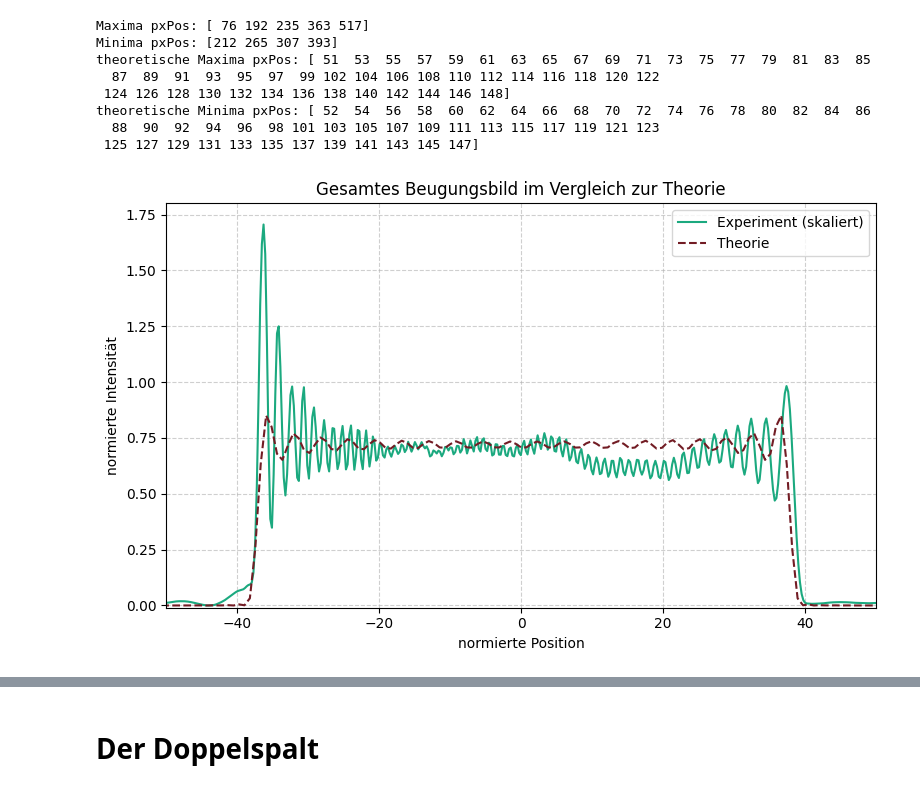
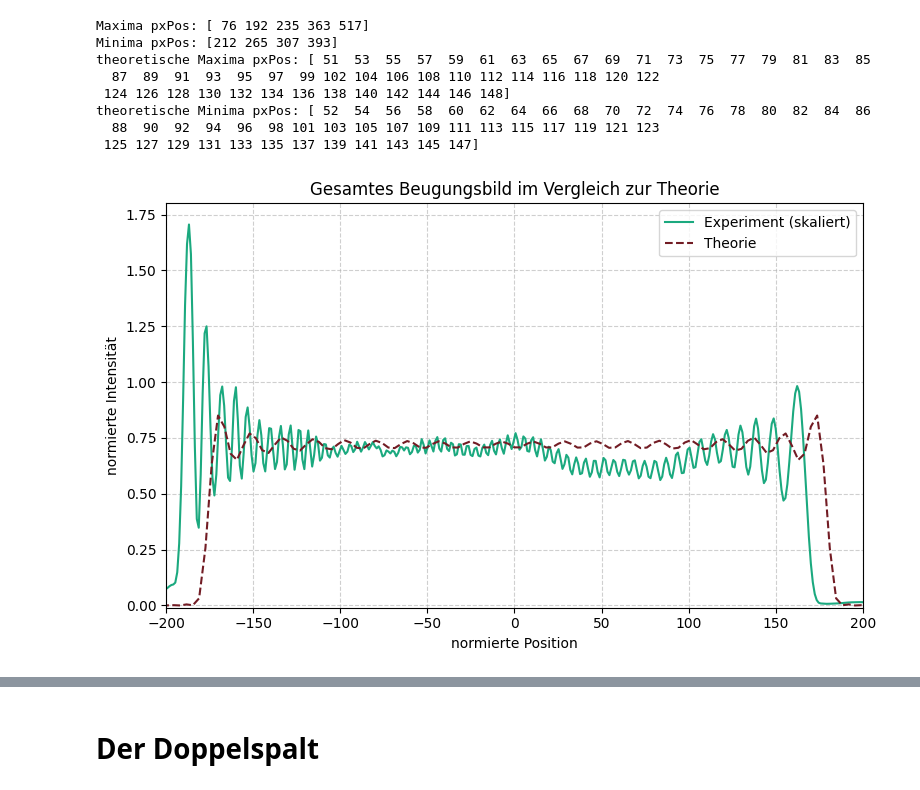
Before and after one commit to FinnZeumer/PAP-2, a Jupyter notebook: Versuche/233/Python/cleaned_code_V233.ipynb, the cells around one changed output, grey strips where cells are left out. Drawn from its saved outputs; the diff is of its cells as text; code cells hidden in the pictures.

```diff
--- a/Versuche/233/Python/cleaned_code_V233.ipynb
+++ b/Versuche/233/Python/cleaned_code_V233.ipynb
@@ -1542,9 +1741,9 @@ print(latex_table)
 # %% [markdown]
 # Spaltbreite am Einzelspalt (A4)
 # %%
-# ------------------------------------------------------------------------
+# --------------------------------------
 #   Experimentdaten für die Spaltbreite
-# ------------------------------------------------------------------------
+# --------------------------------------
 
 # Brennweite der Linse von mm in m
 f1 = 80e-3
@@ -1565,6 +1764,5 @@ err_anaSpalt_breit = 0.5e-6
 px_breit = 3.45e-6
 
 # Fehlender Wert der Spaltbreite Einzelspalt in px
-# Wert wurde vom Kommilitonen übernommen
-pix_breit_1S = 76
+pix_breit_1S = 360.2
 err_pix_breit_1S = 3
@@ -2322,9 +2557,9 @@ max_pix_exp_all_scaled = (pix_pos_all[maxima_all] - pix_pos_all[center_idx_all])
 # theoretische Maxima
 theo_max_pos_all = Y_theo_all_zentrisch[theo_maxima_all]
 
-# ------------------------------------------------------------------------
+# --------------------------------------
 # Plot
-# ------------------------------------------------------------------------
+# --------------------------------------
 plt.figure(figsize=(8,5))
 
 # Experiment
@@ -2350,35 +2585,35 @@ plt.plot(
     int_theo_all,
     label='Theorie',
     color=weinrot,
     linestyle='--'
 )
 
 # # Theoretische Maxima
 # plt.vlines(
 #     x=theo_max_pos_all,
 #     ymin=0,
 #     ymax=1.2,
 #     color=weinrot,
 #     linestyle=':',
 #     label='Theo. Maxima'
 # )
 
 # Layout
 plt.xlabel('normierte Position')
 plt.ylabel('normierte Intensität')
 plt.title('Gesamtes Beugungsbild im Vergleich zur Theorie')
 plt.legend()
 
-plt.xlim((-50,50))
+plt.xlim((-200,200))
 plt.ylim((-0.01,1.8))
 
 plt.grid(True, which="both", linestyle="--", alpha=0.6)
 plt.tight_layout()
 
 plt.savefig(f'{safe_folder}all_Max_{aufgabe}.pdf')
 plt.show()
 # %% [output]
-[figure, old version]
+[figure, new version]
 # %%
 fig, axs = plt.subplots(2, 2, figsize=(12,10))
 
```
Also changed, not shown: parts of 69 cells of this notebook, 22 other files.
